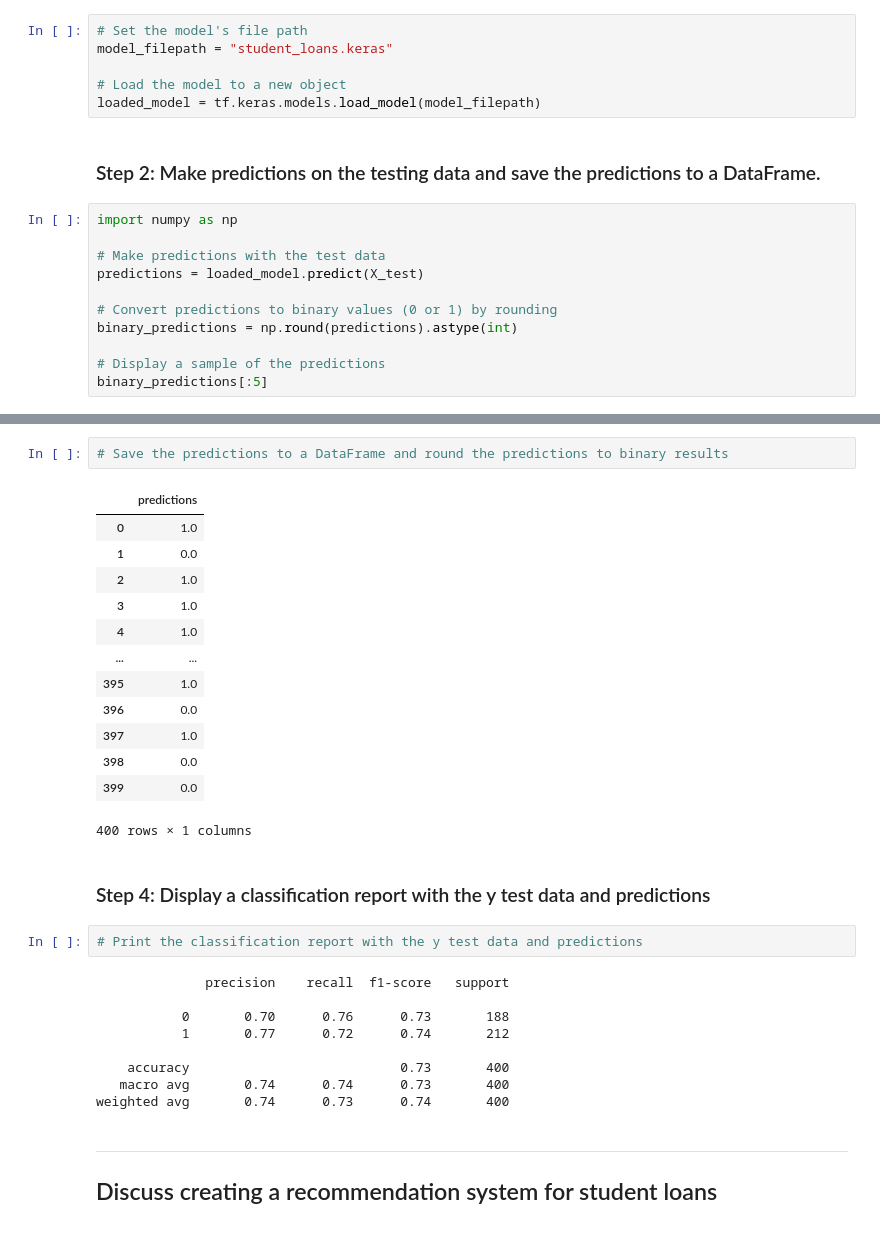
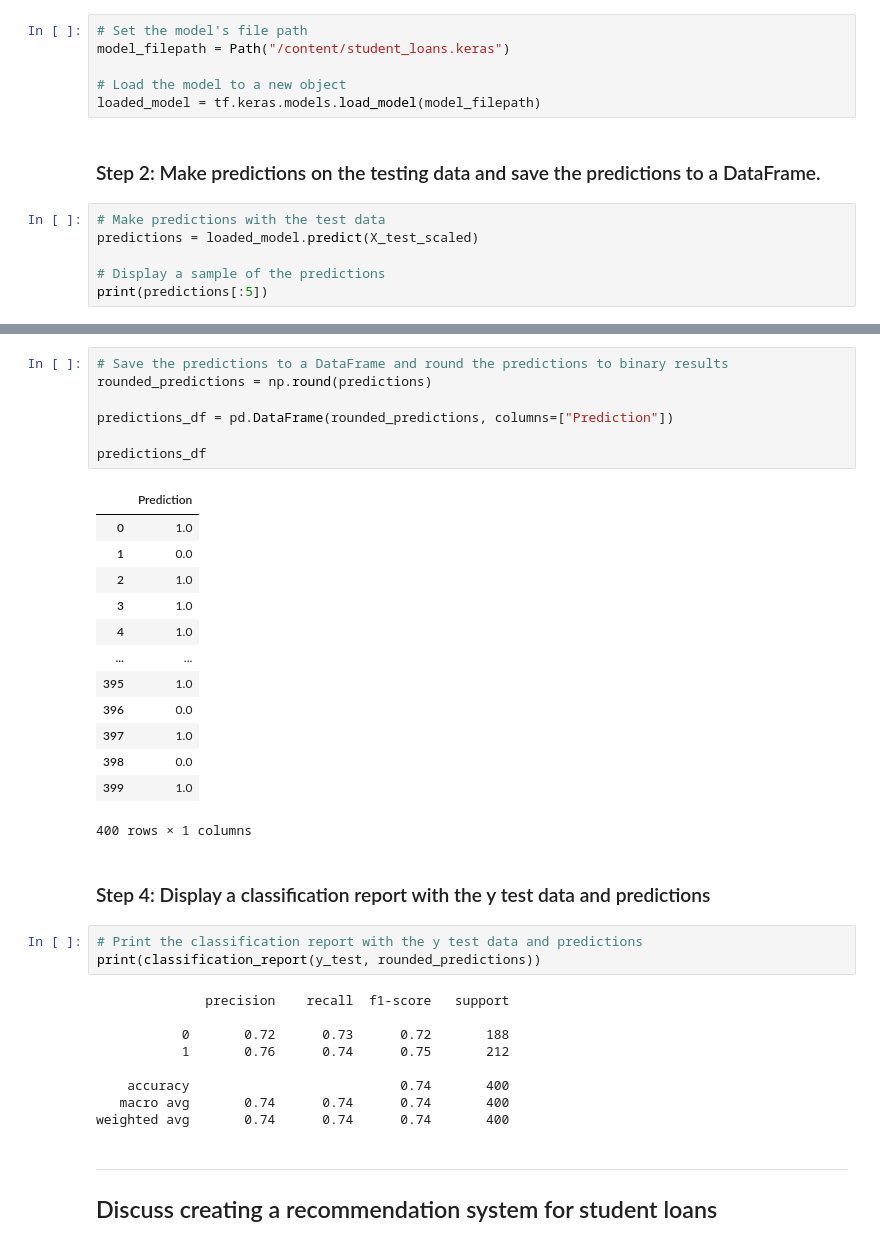
Before and after one commit to Salsonmez/neural-network-challenge-1, a Jupyter notebook: student_loans_with_deep_learning.ipynb, the cells around one changed output, grey strips where cells are left out. Drawn from its saved outputs; the diff is of its cells as text.

```diff
--- a/student_loans_with_deep_learning.ipynb
+++ b/student_loans_with_deep_learning.ipynb
@@ -212,21 +213,16 @@ model.save(model_filepath)
 ### Step 1: Reload your saved model.
 # %%
 # Set the model's file path
-model_filepath = "student_loans.keras"
+model_filepath = Path("/content/student_loans.keras")
 
 # Load the model to a new object
 loaded_model = tf.keras.models.load_model(model_filepath)
 # %% [markdown]
 ### Step 2: Make predictions on the testing data and save the predictions to a DataFrame.
 # %%
-import numpy as np
-
 # Make predictions with the test data
-predictions = loaded_model.predict(X_test)
-
-# Convert predictions to binary values (0 or 1) by rounding
-binary_predictions = np.round(predictions).astype(int)
+predictions = loaded_model.predict(X_test_scaled)
 
 # Display a sample of the predictions
-binary_predictions[:5]
+print(predictions[:5])
 # %% [output]
@@ -251,7 +235,12 @@ array([[0.63573396],
 # %%
 # Save the predictions to a DataFrame and round the predictions to binary results
+rounded_predictions = np.round(predictions)
+
+predictions_df = pd.DataFrame(rounded_predictions, columns=["Prediction"])
+
+predictions_df
 # %% [output]
-|  | predictions |
+|  | Prediction |
 | 0 | 1.0 |
 | 1 | 0.0 |
 | 2 | 1.0 |
@@ -262,21 +251,22 @@ array([[0.63573396],
 | 396 | 0.0 |
 | 397 | 1.0 |
 | 398 | 0.0 |
-| 399 | 0.0 |
+| 399 | 1.0 |
 400 rows × 1 columns
 # %% [markdown]
 ### Step 4: Display a classification report with the y test data and predictions
 # %%
 # Print the classification report with the y test data and predictions
+print(classification_report(y_test, rounded_predictions))
 # %% [output]
               precision    recall  f1-score   support
 
-           0       0.70      0.76      0.73       188
-           1       0.77      0.72      0.74       212
+           0       0.72      0.73      0.72       188
+           1       0.76      0.74      0.75       212
 
-    accuracy                           0.73       400
-   macro avg       0.74      0.74      0.73       400
-weighted avg       0.74      0.73      0.74       400
+    accuracy                           0.74       400
+   macro avg       0.74      0.74      0.74       400
+weighted avg       0.74      0.74      0.74       400
 # %% [markdown]
 ---
 ## Discuss creating a recommendation system for student loans
```
Also changed, not shown: parts of 9 cells of this notebook.
